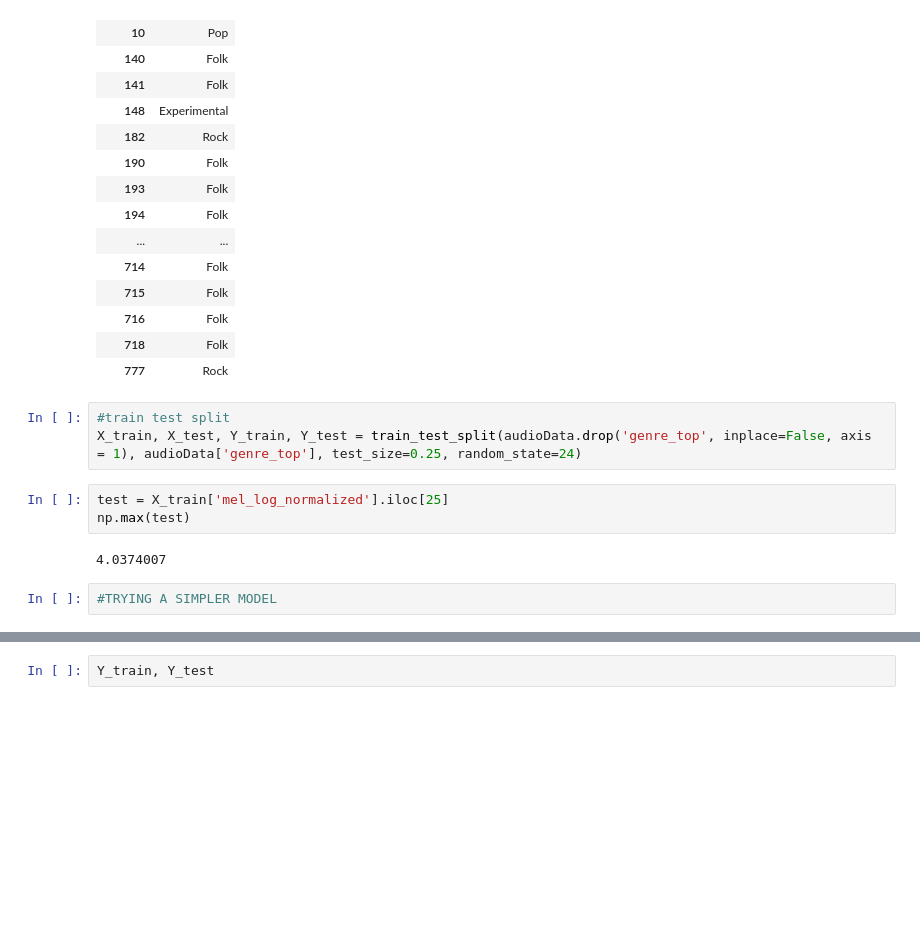
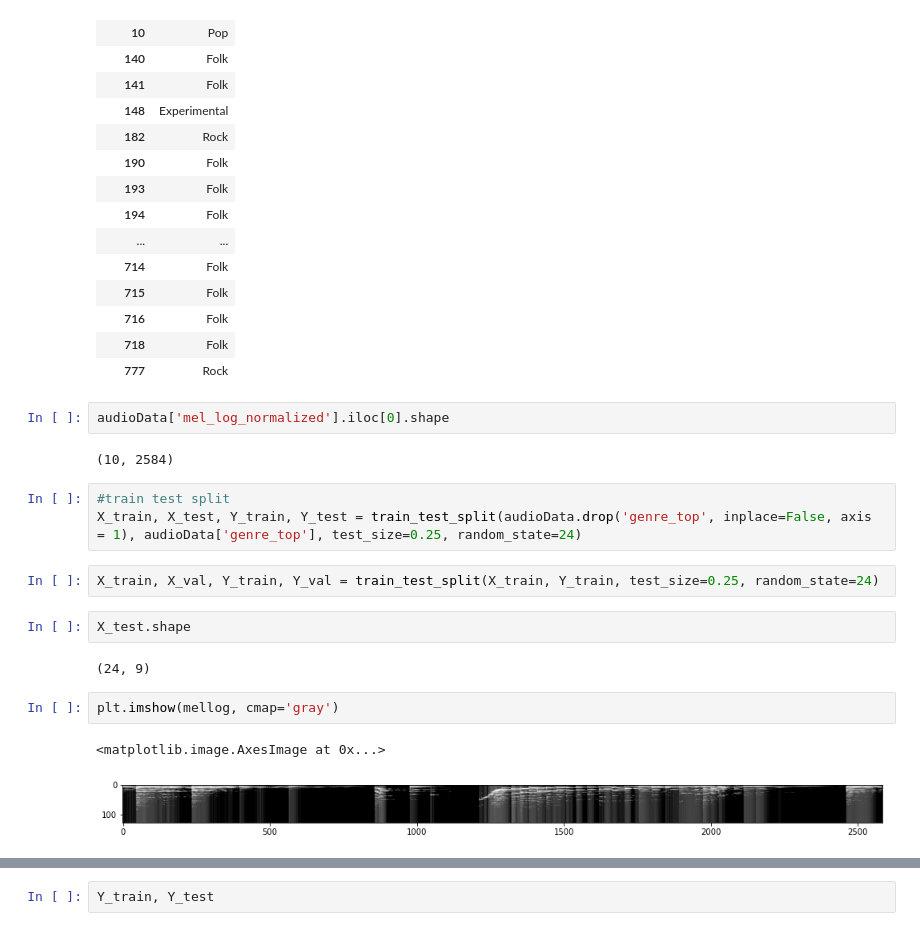
Before and after one commit to bhavnasud/MusicRecognition, a Jupyter notebook: usage.ipynb, the cells around one changed output, grey strips where cells are left out. Saved outputs shown, nothing was run; the diff lists cells and outputs as text; blank space fills up the shorter version.

```diff
--- a/usage.ipynb
+++ b/usage.ipynb
@@ -396,13 +411,21 @@ audioData[['genre_top']]
 | 716 | Folk |
 | 718 | Folk |
 | 777 | Rock |
+# %%
+audioData['mel_log_normalized'].iloc[0].shape
+# %% [output]
+(10, 2584)
 # %%
 #train test split
 X_train, X_test, Y_train, Y_test = train_test_split(audioData.drop('genre_top', inplace=False, axis = 1), audioData['genre_top'], test_size=0.25, random_state=24)
-# %%
-test = X_train['mel_log_normalized'].iloc[25]
-np.max(test)
-# %% [output]
-4.0374007
-# %%
-#TRYING A SIMPLER MODEL
+# %%
+X_train, X_val, Y_train, Y_val = train_test_split(X_train, Y_train, test_size=0.25, random_state=24)
+# %%
+X_test.shape
+# %% [output]
+(24, 9)
+# %%
+plt.imshow(mellog, cmap='gray')
+# %% [output]
+<matplotlib.image.AxesImage at 0x...>
+[figure, added]
```
Also changed, not shown: parts of 14 cells of this notebook.
